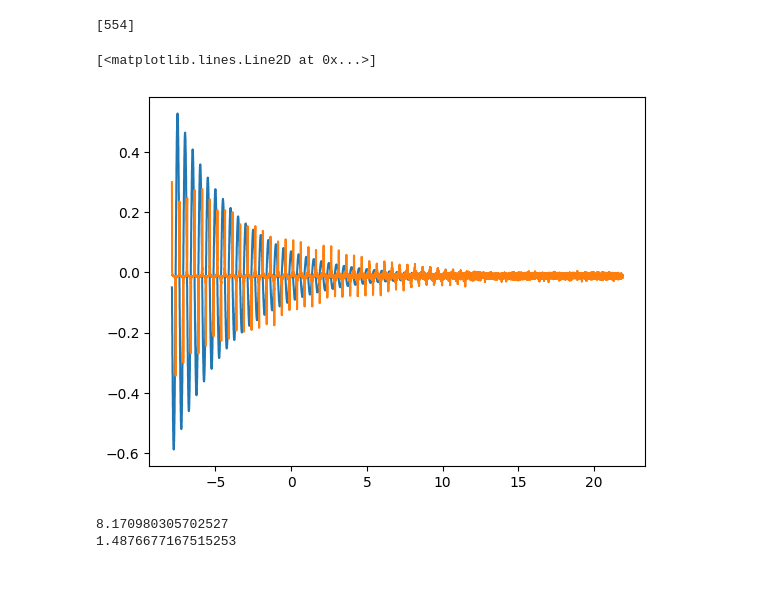
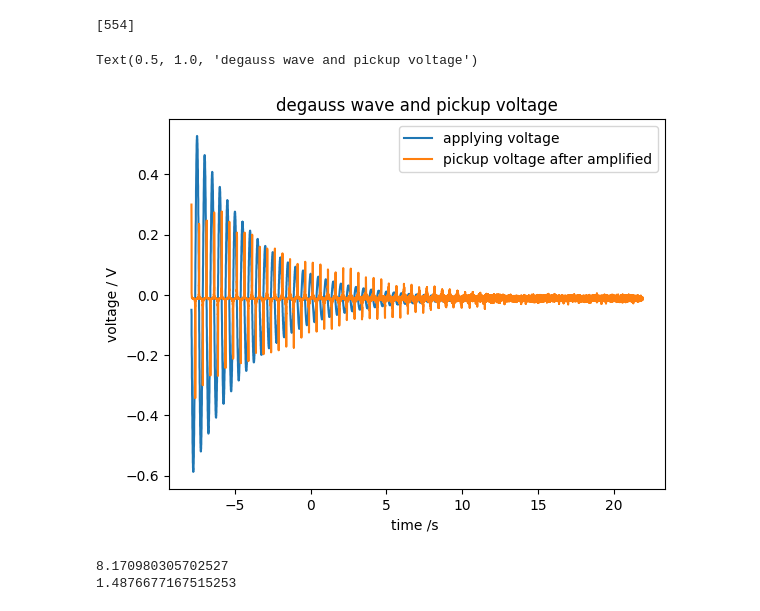
Before and after one commit to yyhshdu1/new_cavity, a Jupyter notebook: windfreak/degauss_hysteresis.ipynb, the cells around one changed output. Cells and saved outputs as stored; diff of their text form; code cells hidden in the pictures; blank space fills up the shorter version.

```diff
--- a/windfreak/degauss_hysteresis.ipynb
+++ b/windfreak/degauss_hysteresis.ipynb
@@ -46,12 +45,16 @@ Vin_used  = Vin[peaks[0]:peaks[0] + N_data]
 I = Vin_used * 6
 H = np.array(I) * N / lc
 Vpick_used = Vpick[peaks[0]:peaks[0] + N_data]
-# %%
-plt.plot(time_uesd,I)
-plt.plot(time_uesd,Vpick_used)
-# %% [output]
-[<matplotlib.lines.Line2D at 0x...>]
-[figure, removed]
+# %%
+plt.plot(time_uesd,I, label = "applying voltage" )
+plt.plot(time_uesd,Vpick_used, label = "pickup voltage after amplified")
+plt.legend()
+plt.xlabel("time /s ")
+plt.ylabel("voltage / V")
+plt.title("degauss wave and pickup voltage")
+# %% [output]
+Text(0.5, 1.0, 'degauss wave and pickup voltage')
+[figure, added]
 # %%
 B = []
 B_int = []
```
Also changed, not shown: parts of 5 cells of this notebook, 1 other file.
